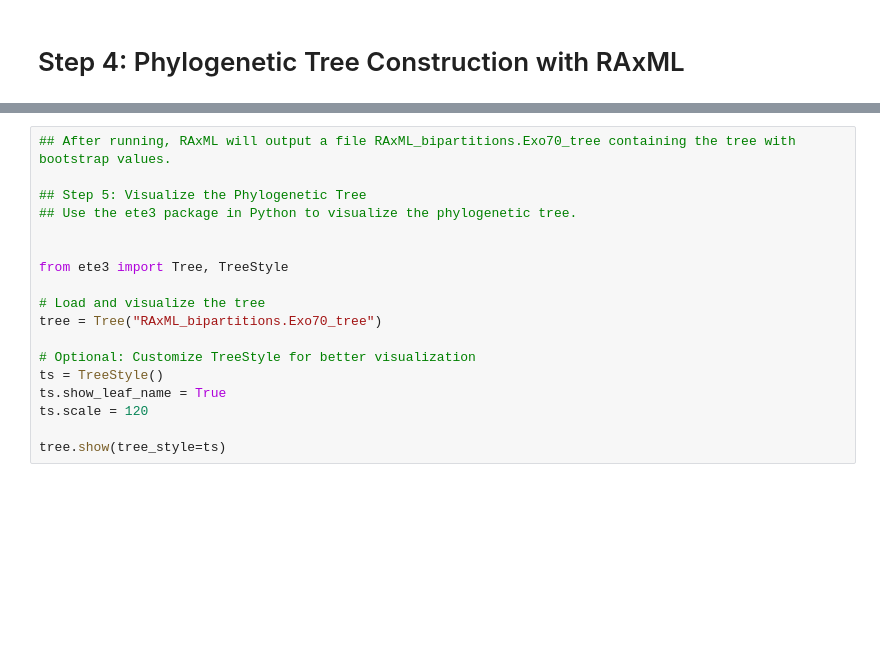
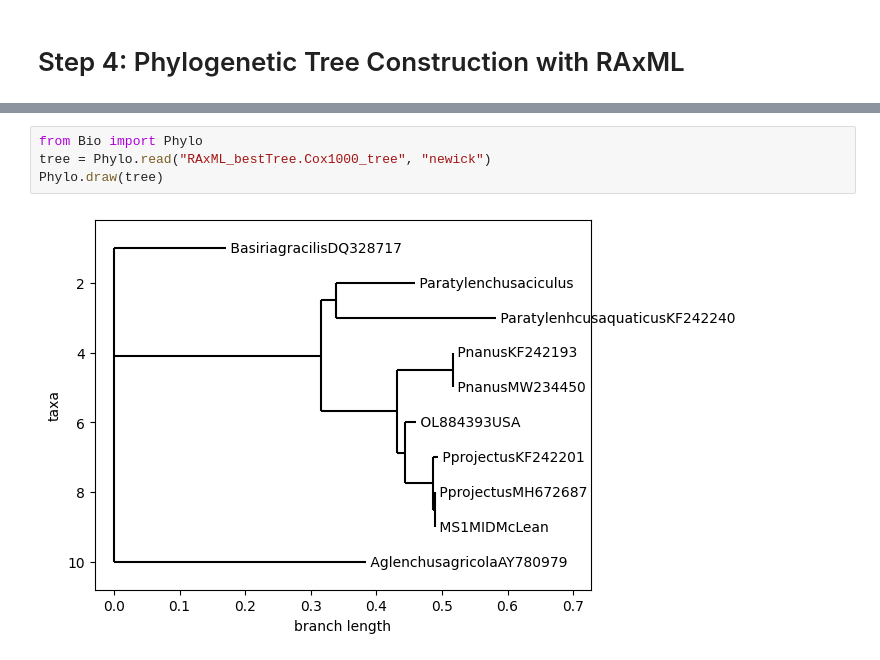
Before and after one commit to gurmindersingh12/Exo70-analysis, a Jupyter notebook: Exo70_analysis.ipynb, the cells around one changed output, grey strips where cells are left out. Saved outputs shown, nothing was run; the diff lists cells and outputs as text; blank space fills up the shorter version.

```diff
--- a/Exo70_analysis.ipynb
+++ b/Exo70_analysis.ipynb
@@ -158,18 +170,6 @@ Time for BS model parameter optimization 208.112549
-# %%
-## After running, RAxML will output a file RAxML_bipartitions.Exo70_tree containing the tree with bootstrap values.
-
-## Step 5: Visualize the Phylogenetic Tree
-## Use the ete3 package in Python to visualize the phylogenetic tree.
-
-
-from ete3 import Tree, TreeStyle
-
-# Load and visualize the tree
-tree = Tree("RAxML_bipartitions.Exo70_tree")
-
-# Optional: Customize TreeStyle for better visualization
-ts = TreeStyle()
-ts.show_leaf_name = True
-ts.scale = 120
-
-tree.show(tree_style=ts)
+# %%
+from Bio import Phylo
+tree = Phylo.read("RAxML_bestTree.Cox1000_tree", "newick")
+Phylo.draw(tree)
+# %% [output]
+[figure, added]
```
Also changed, not shown: parts of 9 cells of this notebook.
